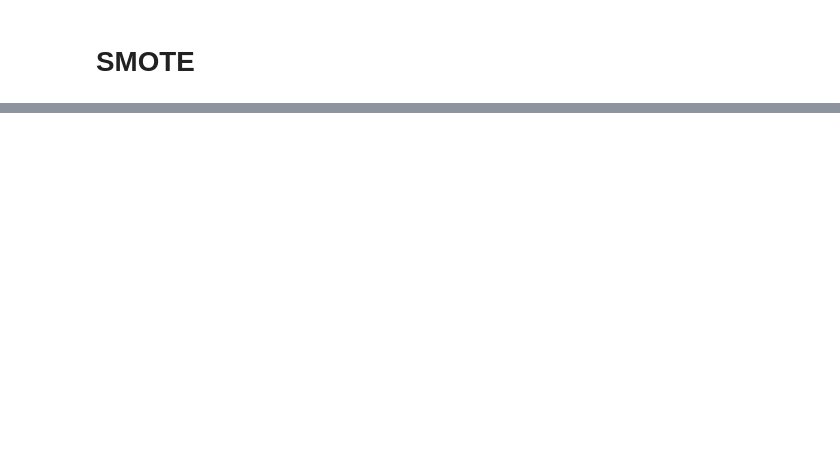
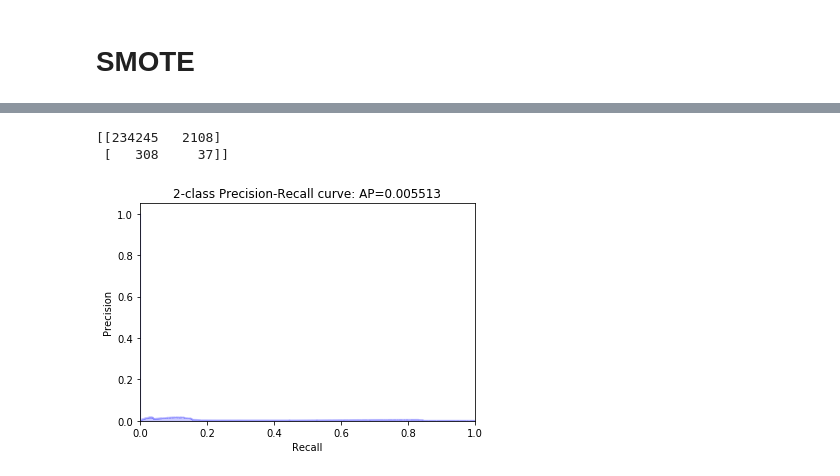
Before and after one commit to R-Graafmans/CDA_CS4035, a Jupyter notebook: Week 1 - Credit Card Fraud/main.ipynb, the cells around one changed output, grey strips where cells are left out. Cells and saved outputs as stored; diff of their text form; code cells hidden in the pictures; blank space fills up the shorter version.

Commit message:
implemented PRC, white and black box, and inline data processing

```diff
--- a/Week 1 - Credit Card Fraud/main.ipynb
+++ b/Week 1 - Credit Card Fraud/main.ipynb
@@ -378,0 +328,28 @@ Random Under Sampling:
+# %%
+data_ft = df[['usd_amount', 'dif_avg_amount', 'ntc', 'home_country', 'cvcresponse', 'verification']].values
+data_lbl = df[['label']].values.ravel()
+
+# clf = RandomForestClassifier(n_estimators=10)
+clf = GaussianNB()
+
+decision_lbl = cross_val_predict(clf, data_ft, data_lbl, cv=10)
+conf_mat = confusion_matrix(data_lbl, decision_lbl)
+print(conf_mat)
+
+predict_lbl = cross_val_predict(clf, data_ft, data_lbl, cv=10, method='predict_proba')[:,1]
+average_precision = average_precision_score(data_lbl, predict_lbl)
+precision, recall, _ = precision_recall_curve(data_lbl, predict_lbl)
+
+fig = plt.figure()
+plt.step(recall, precision, color='b', alpha=0.2, where='post')
+plt.fill_between(recall, precision, step='post', alpha=0.2,color='b')
+plt.xlabel('Recall')
+plt.ylabel('Precision')
+plt.ylim([0.0, 1.05])
+plt.xlim([0.0, 1.0])
+plt.title('2-class Precision-Recall curve: AP=%f' %(average_precision))
+plt.show()
+# %% [output]
+[[234245   2108]
+ [   308     37]]
+[figure, added]
```
Also changed, not shown: parts of 11 cells of this notebook.
